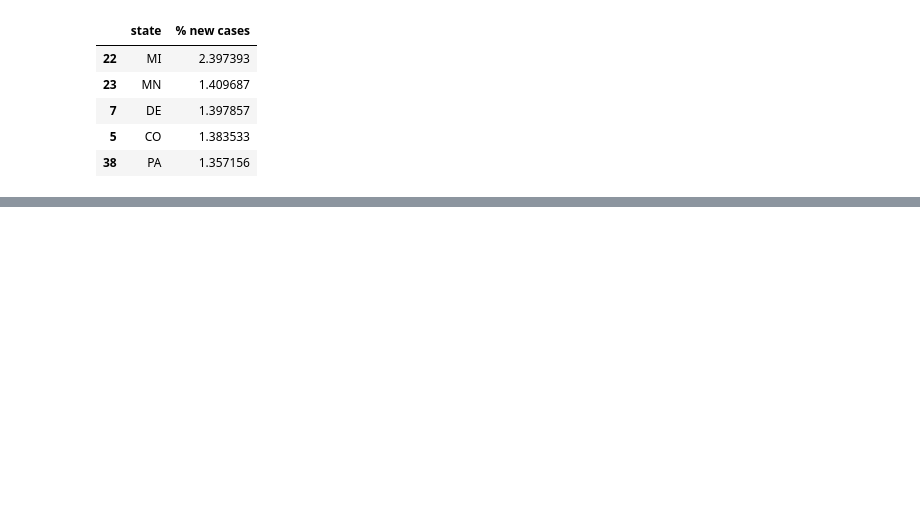
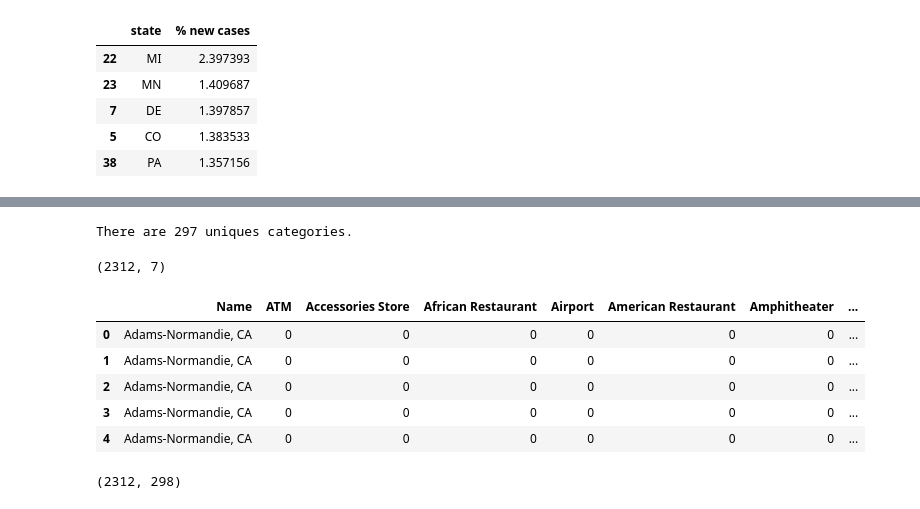
Before and after one commit to Preciuse/Coursera_Capstone, a Jupyter notebook: Capstone_Project_Week_1_Notebook.ipynb, the cells around one changed output, grey strips where cells are left out. Saved outputs shown, nothing was run; the diff lists cells and outputs as text; code cells hidden in the pictures; blank space fills up the shorter version.

```diff
--- a/Capstone_Project_Week_1_Notebook.ipynb
+++ b/Capstone_Project_Week_1_Notebook.ipynb
@@ -256,0 +348,5 @@ percentage_new_cases_apr_jun_df.sort_values(by=["% new cases"], ascending=False)
+# %%
+la_location_data = pd.DataFrame({"Name": la_names,
+                                 "Region": la_regions,
+                                 "Latitude": la_latitudes,
+                                 "Longitude": la_longitudes})
@@ -256,0 +358,18 @@ percentage_new_cases_apr_jun_df.sort_values(by=["% new cases"], ascending=False)
+# %%
+map_la = folium.Map(location=[la_location_data.Latitude.iloc[0], la_location_data.Longitude.iloc[0]], zoom_start=10)
+
+# add markers to map
+for lat, lng, name, region in zip(la_location_data['Latitude'], la_location_data['Longitude'], la_location_data['Name'], la_location_data['Region']):
+    label = '{}, {}'.format(name, region)
+    label = folium.Popup(label, parse_html=True)
+    folium.CircleMarker(
+        [lat, lng],
+        radius=5,
+        popup=label,
+        color='blue',
+        fill=True,
+        fill_color='#3186cc',
+        fill_opacity=0.7,
+        parse_html=False).add_to(map_la)
+
+map_la
@@ -256,0 +378,5 @@ percentage_new_cases_apr_jun_df.sort_values(by=["% new cases"], ascending=False)
+# %%
+CLIENT_ID = 'VPDB4HJUI4IFXE4VXK2T2FTZ3CUK2YIACXT35QCI3JMJZZ0Q' # your Foursquare ID
+CLIENT_SECRET = 'CSN50FUOWFI2ZBCAOEIKGJNX4NNR4WEE2TPUK2CIXIP1LNSJ' # your Foursquare Secret
+VERSION = '20180605' # Foursquare API version
+LIMIT = 100 # A default Foursquare API limit value
@@ -256,0 +423,4 @@ percentage_new_cases_apr_jun_df.sort_values(by=["% new cases"], ascending=False)
+# %%
+la_venues = getNearbyVenues(names=la_location_data['Name'],
+                            latitudes=la_location_data['Latitude'],
+                            longitudes=la_location_data['Longitude'])
@@ -256,0 +436,29 @@ percentage_new_cases_apr_jun_df.sort_values(by=["% new cases"], ascending=False)
+# %%
+print('There are {} uniques categories.'.format(len(la_venues['Venue Category'].unique())))
+la_venues.shape
+# %% [output]
+There are 297 uniques categories.
+(2312, 7)
+# %%
+# one hot encoding
+la_onehot = pd.get_dummies(la_venues[['Venue Category']], prefix="", prefix_sep="")
+
+# add neighborhood column back to dataframe
+la_onehot['Name'] = la_venues['Name']
+
+# move neighborhood column to the first column
+neigh_col = la_onehot['Name']
+la_onehot.drop(labels=['Name'], axis=1, inplace=True)
+la_onehot.insert(0, 'Name', neigh_col)
+la_onehot.head()
+# %% [output]
+|  | Name | ATM | Accessories Store | African Restaurant | Airport | American Restaurant | Amphitheater | ... |
+| 0 | Adams-Normandie, CA | 0 | 0 | 0 | 0 | 0 | 0 | ... |
+| 1 | Adams-Normandie, CA | 0 | 0 | 0 | 0 | 0 | 0 | ... |
+| 2 | Adams-Normandie, CA | 0 | 0 | 0 | 0 | 0 | 0 | ... |
+| 3 | Adams-Normandie, CA | 0 | 0 | 0 | 0 | 0 | 0 | ... |
+| 4 | Adams-Normandie, CA | 0 | 0 | 0 | 0 | 0 | 0 | ... |
+# %%
+la_onehot.shape
+# %% [output]
+(2312, 298)
```
Also changed, not shown: parts of 44 cells of this notebook.
